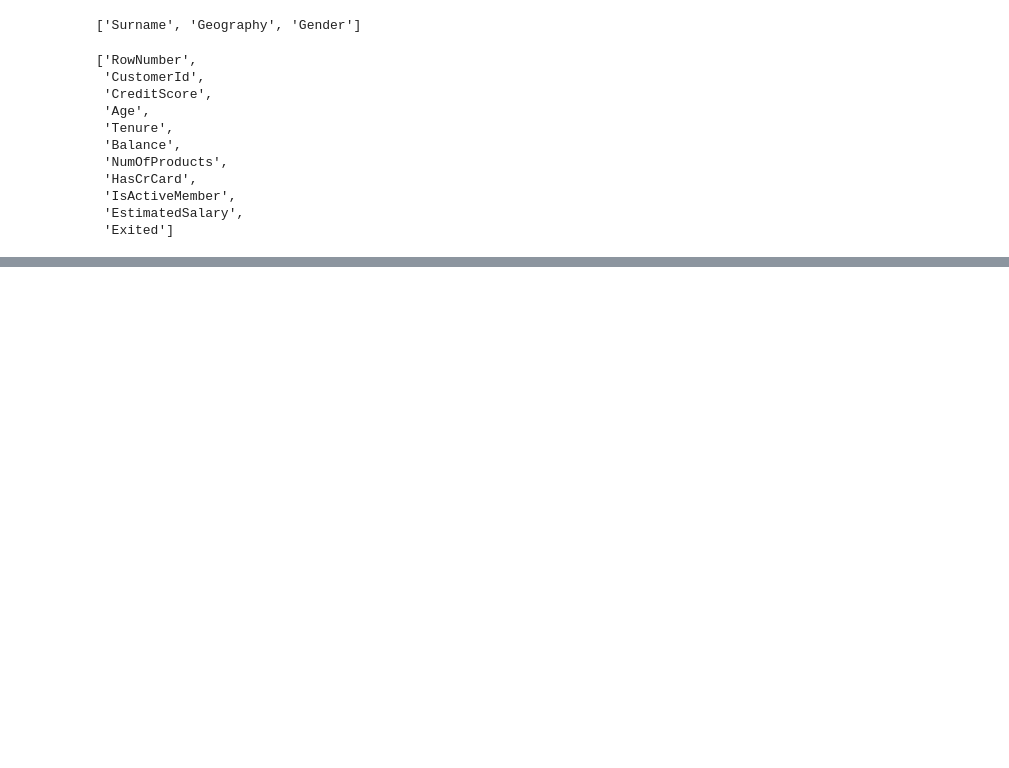
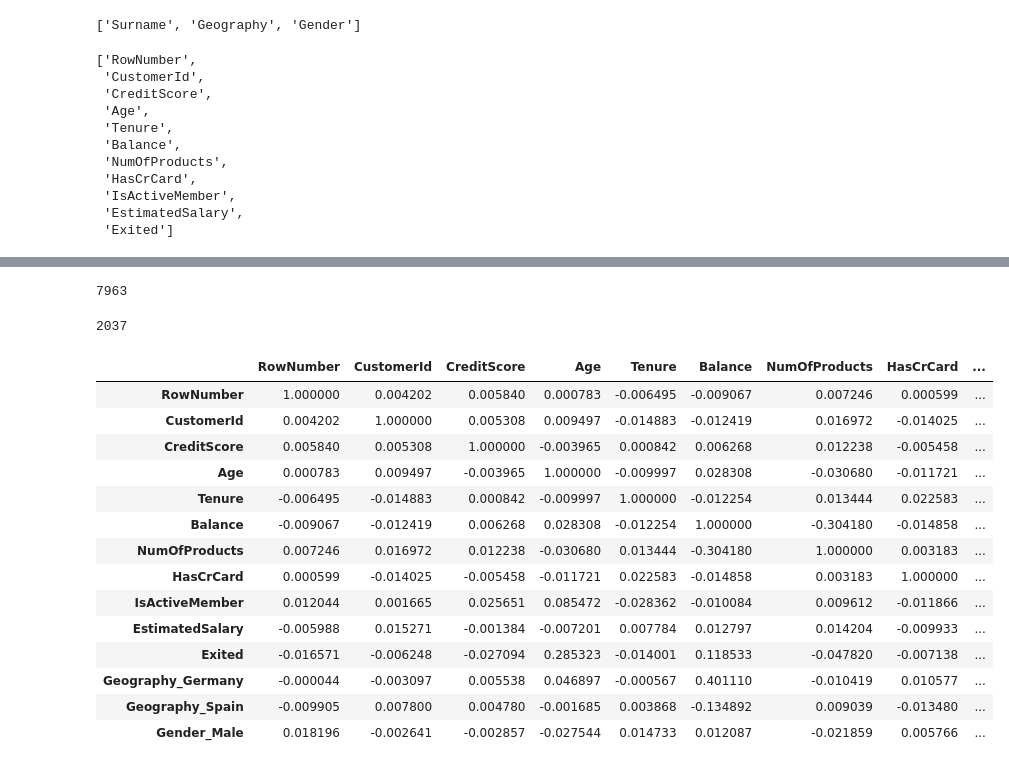
Before and after one commit to Saurav-Krishna/Data-analytics-Projects, a Jupyter notebook: Customer_Churn_Rate_prediction/main.ipynb, the cells around one changed output, grey strips where cells are left out. Saved outputs shown, nothing was run; the diff lists cells and outputs as text; code cells hidden in the pictures; blank space fills up the shorter version.

```diff
--- a/Customer_Churn_Rate_prediction/main.ipynb
+++ b/Customer_Churn_Rate_prediction/main.ipynb
@@ -86,0 +154,30 @@ num_col
+# %%
+
+len(df[(df['Exited']==0)])
+# %% [output]
+7963
+# %%
+
+exited_custoemr = len(df[(df['Exited']==1)])
+exited_custoemr
+# %% [output]
+2037
+# %%
+corr_df = df.corr()
+corr_df
+# %% [output]
+|  | RowNumber | CustomerId | CreditScore | Age | Tenure | Balance | NumOfProducts | HasCrCard | ... |
+| RowNumber | 1.000000 | 0.004202 | 0.005840 | 0.000783 | -0.006495 | -0.009067 | 0.007246 | 0.000599 | ... |
+| CustomerId | 0.004202 | 1.000000 | 0.005308 | 0.009497 | -0.014883 | -0.012419 | 0.016972 | -0.014025 | ... |
+| CreditScore | 0.005840 | 0.005308 | 1.000000 | -0.003965 | 0.000842 | 0.006268 | 0.012238 | -0.005458 | ... |
+| Age | 0.000783 | 0.009497 | -0.003965 | 1.000000 | -0.009997 | 0.028308 | -0.030680 | -0.011721 | ... |
+| Tenure | -0.006495 | -0.014883 | 0.000842 | -0.009997 | 1.000000 | -0.012254 | 0.013444 | 0.022583 | ... |
+| Balance | -0.009067 | -0.012419 | 0.006268 | 0.028308 | -0.012254 | 1.000000 | -0.304180 | -0.014858 | ... |
+| NumOfProducts | 0.007246 | 0.016972 | 0.012238 | -0.030680 | 0.013444 | -0.304180 | 1.000000 | 0.003183 | ... |
+| HasCrCard | 0.000599 | -0.014025 | -0.005458 | -0.011721 | 0.022583 | -0.014858 | 0.003183 | 1.000000 | ... |
+| IsActiveMember | 0.012044 | 0.001665 | 0.025651 | 0.085472 | -0.028362 | -0.010084 | 0.009612 | -0.011866 | ... |
+| EstimatedSalary | -0.005988 | 0.015271 | -0.001384 | -0.007201 | 0.007784 | 0.012797 | 0.014204 | -0.009933 | ... |
+| Exited | -0.016571 | -0.006248 | -0.027094 | 0.285323 | -0.014001 | 0.118533 | -0.047820 | -0.007138 | ... |
+| Geography_Germany | -0.000044 | -0.003097 | 0.005538 | 0.046897 | -0.000567 | 0.401110 | -0.010419 | 0.010577 | ... |
+| Geography_Spain | -0.009905 | 0.007800 | 0.004780 | -0.001685 | 0.003868 | -0.134892 | 0.009039 | -0.013480 | ... |
+| Gender_Male | 0.018196 | -0.002641 | -0.002857 | -0.027544 | 0.014733 | 0.012087 | -0.021859 | 0.005766 | ... |
```
Also changed, not shown: parts of 16 cells of this notebook.
